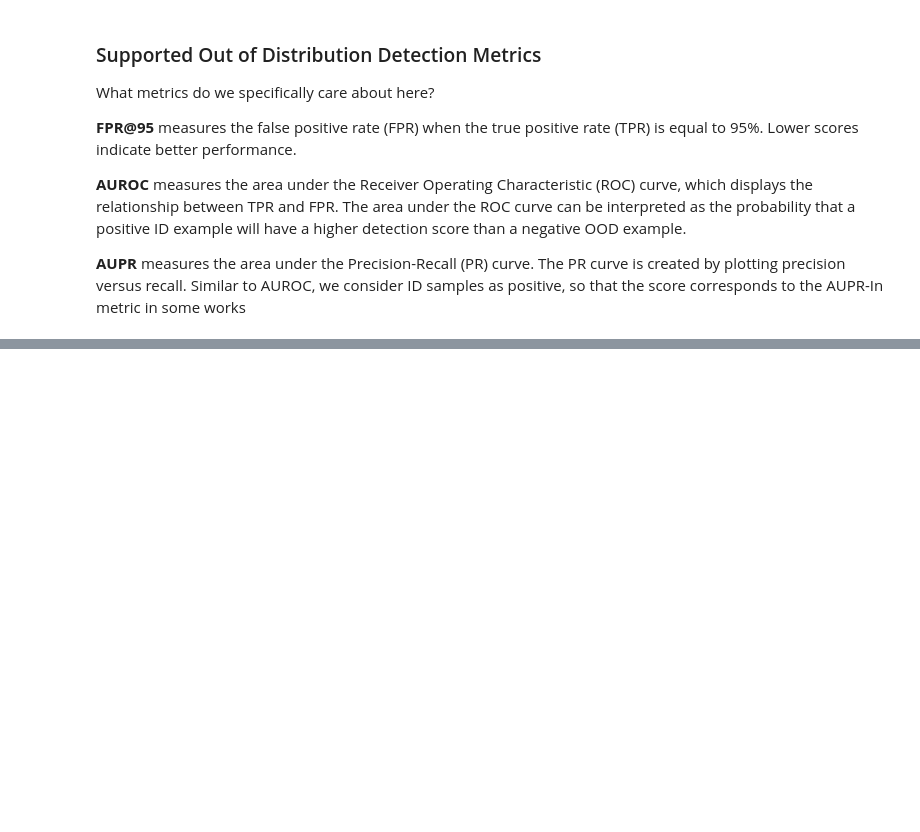
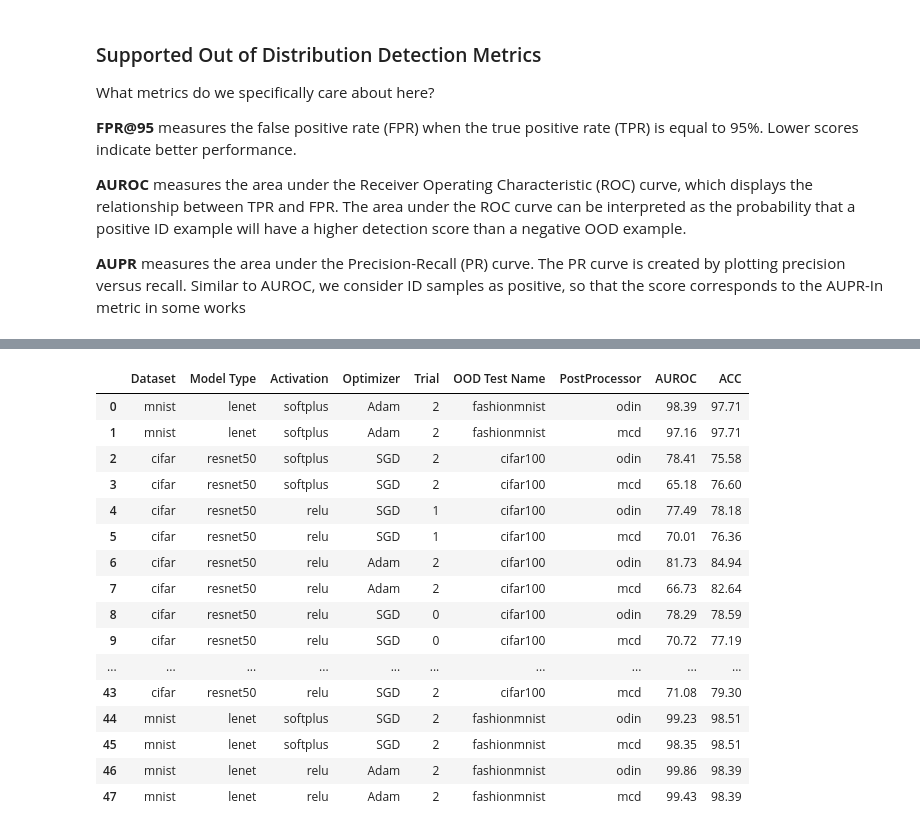
Before and after one commit to rishabhranawat/OpenOOD-nndl, a Jupyter notebook: trained-models-oodn-analysis.ipynb, the cells around one changed output, grey strips where cells are left out. Drawn from its saved outputs; the diff is of its cells as text; code cells hidden in the pictures; blank space fills up the shorter version.

Commit message:
oodn results with all modes - odin + mcd

```diff
--- a/trained-models-oodn-analysis.ipynb
+++ b/trained-models-oodn-analysis.ipynb
@@ -445,3 +447,23 @@ df.groupby(['Dataset', 'Activation', 'Optimizer', 'PostProcessor'])['AUROC'].des
 |  |  |  | odin | 3.0 | 95.363333 | 2.870441 | 92.68 | 93.850 | 95.02 | 96.705 | ... |
 |  |  | SGD | mcd | 3.0 | 97.720000 | 1.286429 | 96.24 | 97.295 | 98.35 | 98.460 | ... |
 |  |  |  | odin | 3.0 | 99.016667 | 0.318957 | 98.65 | 98.910 | 99.17 | 99.200 | ... |
+# %%
+df
+# %% [output]
+|  | Dataset | Model Type | Activation | Optimizer | Trial | OOD Test Name | PostProcessor | AUROC | ACC |
+| 0 | mnist | lenet | softplus | Adam | 2 | fashionmnist | odin | 98.39 | 97.71 |
+| 1 | mnist | lenet | softplus | Adam | 2 | fashionmnist | mcd | 97.16 | 97.71 |
+| 2 | cifar | resnet50 | softplus | SGD | 2 | cifar100 | odin | 78.41 | 75.58 |
+| 3 | cifar | resnet50 | softplus | SGD | 2 | cifar100 | mcd | 65.18 | 76.60 |
+| 4 | cifar | resnet50 | relu | SGD | 1 | cifar100 | odin | 77.49 | 78.18 |
+| 5 | cifar | resnet50 | relu | SGD | 1 | cifar100 | mcd | 70.01 | 76.36 |
+| 6 | cifar | resnet50 | relu | Adam | 2 | cifar100 | odin | 81.73 | 84.94 |
+| 7 | cifar | resnet50 | relu | Adam | 2 | cifar100 | mcd | 66.73 | 82.64 |
+| 8 | cifar | resnet50 | relu | SGD | 0 | cifar100 | odin | 78.29 | 78.59 |
+| 9 | cifar | resnet50 | relu | SGD | 0 | cifar100 | mcd | 70.72 | 77.19 |
+| ... | ... | ... | ... | ... | ... | ... | ... | ... | ... |
+| 43 | cifar | resnet50 | relu | SGD | 2 | cifar100 | mcd | 71.08 | 79.30 |
+| 44 | mnist | lenet | softplus | SGD | 2 | fashionmnist | odin | 99.23 | 98.51 |
+| 45 | mnist | lenet | softplus | SGD | 2 | fashionmnist | mcd | 98.35 | 98.51 |
+| 46 | mnist | lenet | relu | Adam | 2 | fashionmnist | odin | 99.86 | 98.39 |
+| 47 | mnist | lenet | relu | Adam | 2 | fashionmnist | mcd | 99.43 | 98.39 |
```
Also changed, not shown: parts of 2 cells of this notebook, 1 other file.
